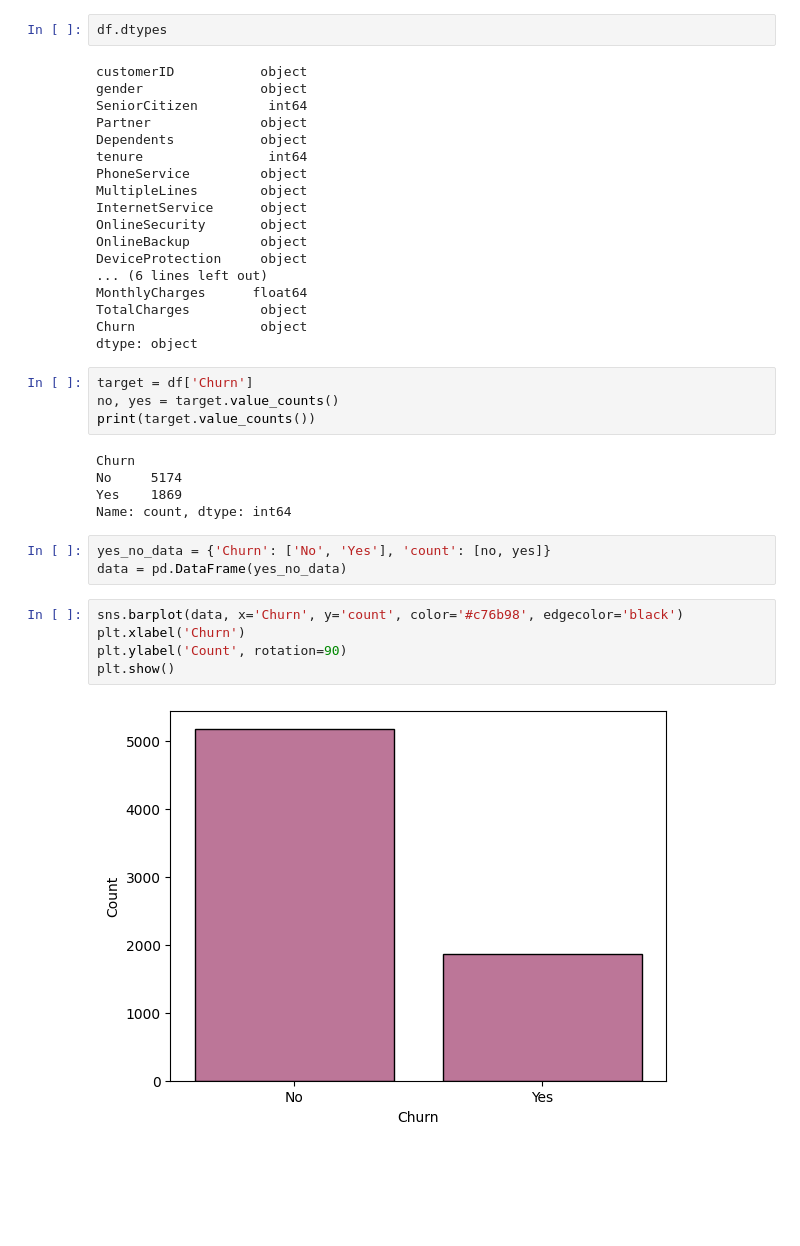
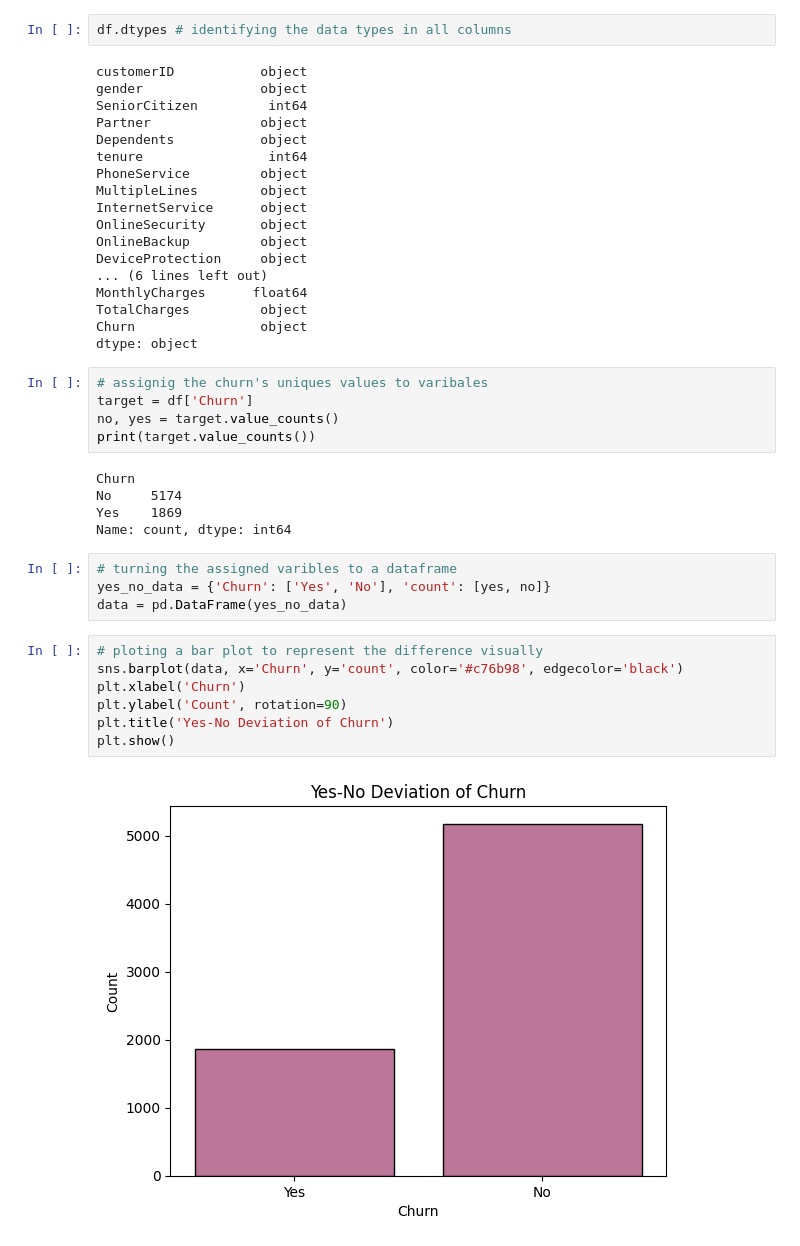
Before and after one commit to Kovindu555/Customer-Churn-Prediction, a Jupyter notebook: EDA.ipynb, the cells around one changed output. Drawn from its saved outputs; the diff is of its cells as text; blank space fills up the shorter version.

```diff
--- a/EDA.ipynb
+++ b/EDA.ipynb
@@ -53,7 +58,7 @@ df.describe()
 | 75% | 0.000000 | 55.000000 | 89.850000 |
 | max | 1.000000 | 72.000000 | 118.750000 |
 # %%
-df.dtypes
+df.dtypes # identifying the data types in all columns
 # %% [output]
 customerID           object
 gender               object
@@ -73,6 +78,7 @@ TotalCharges         object
 Churn                object
 dtype: object
 # %%
+# assignig the churn's uniques values to varibales
 target = df['Churn']
 no, yes = target.value_counts()
 print(target.value_counts())
@@ -82,12 +88,15 @@ No     5174
 Yes    1869
 Name: count, dtype: int64
 # %%
-yes_no_data = {'Churn': ['No', 'Yes'], 'count': [no, yes]}
+# turning the assigned varibles to a dataframe
+yes_no_data = {'Churn': ['Yes', 'No'], 'count': [yes, no]}
 data = pd.DataFrame(yes_no_data)
 # %%
+# ploting a bar plot to represent the difference visually
 sns.barplot(data, x='Churn', y='count', color='#c76b98', edgecolor='black')
 plt.xlabel('Churn')
 plt.ylabel('Count', rotation=90)
+plt.title('Yes-No Deviation of Churn')
 plt.show()
 # %% [output]
-[figure, old version]
+[figure, new version]
```
Also changed, not shown: parts of 21 cells of this notebook.
